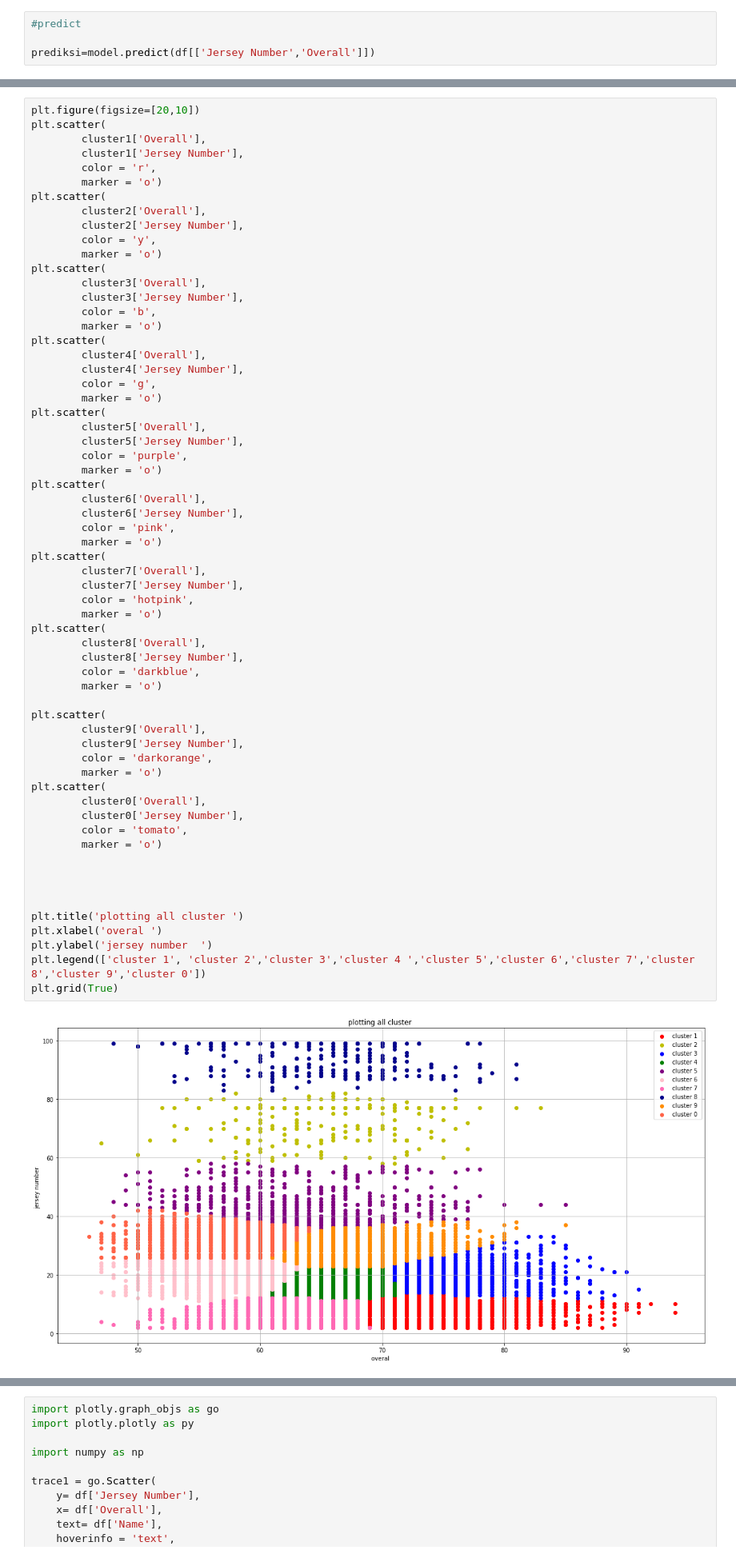
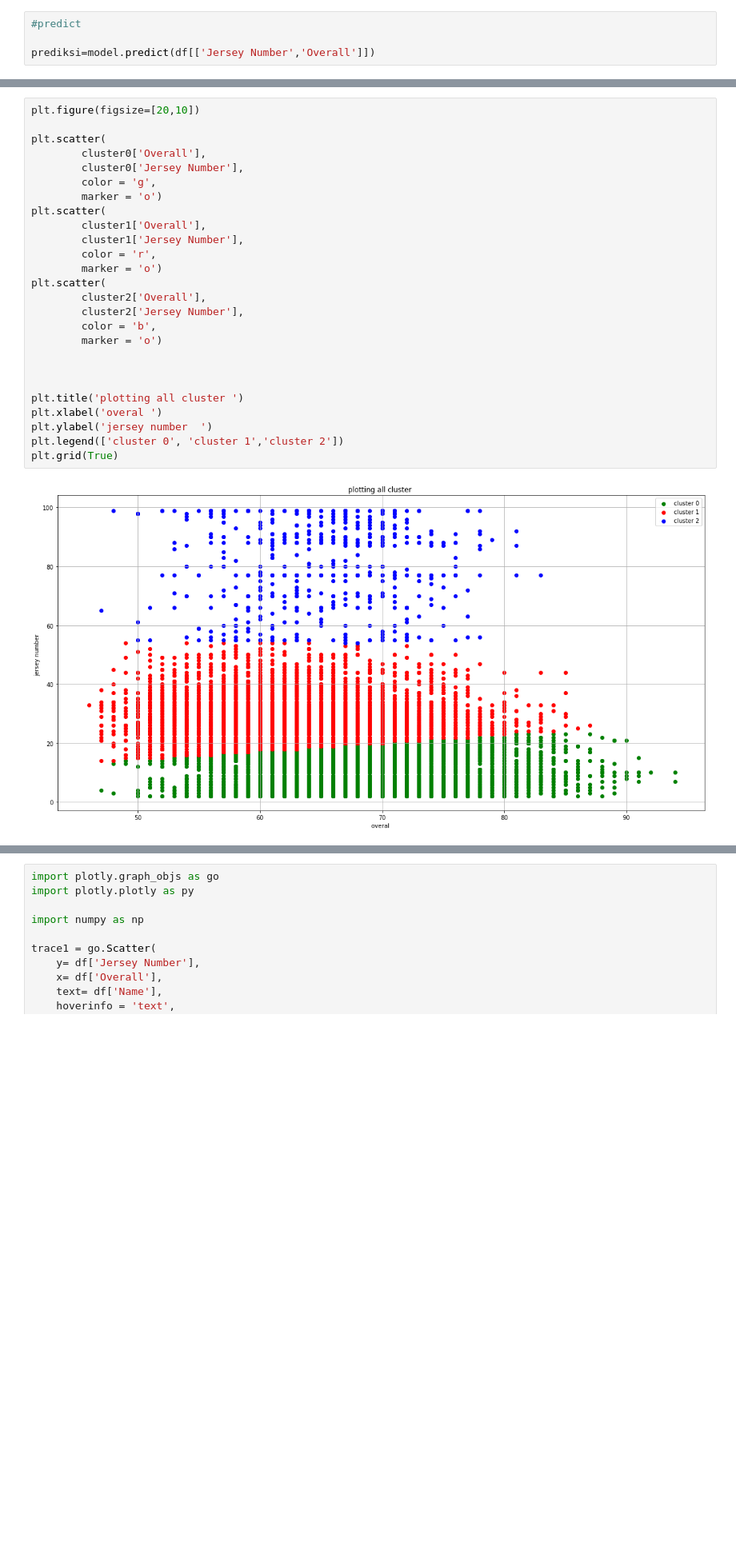
Before and after one commit to achmadwildan1888/Project-akhir-Data-analysis-and-machine-learning-model, a Jupyter notebook: 6.machine learning model(K means)-checkpoint.ipynb, the cells around one changed output, grey strips where cells are left out. Shown at 80% size. Saved outputs shown, nothing was run; the diff lists cells and outputs as text; blank space fills up the shorter version.

```diff
--- a/6.machine learning model(K means)-checkpoint.ipynb
+++ b/6.machine learning model(K means)-checkpoint.ipynb
@@ -150,65 +116,29 @@ cluster1.head()
 # %%
 plt.figure(figsize=[20,10])
+
+plt.scatter(
+        cluster0['Overall'],
+        cluster0['Jersey Number'],
+        color = 'g',
+        marker = 'o')
 plt.scatter(
         cluster1['Overall'],
         cluster1['Jersey Number'],
         color = 'r',
         marker = 'o')
 plt.scatter(
         cluster2['Overall'],
         cluster2['Jersey Number'],
-        color = 'y',
-        marker = 'o')
-plt.scatter(
-        cluster3['Overall'],
-        cluster3['Jersey Number'],
         color = 'b',
         marker = 'o')
-plt.scatter(
-        cluster4['Overall'],
-        cluster4['Jersey Number'],
-        color = 'g',
-        marker = 'o')
-plt.scatter(
-        cluster5['Overall'],
-        cluster5['Jersey Number'],
-        color = 'purple',
-        marker = 'o')
-plt.scatter(
-        cluster6['Overall'],
-        cluster6['Jersey Number'],
-        color = 'pink',
-        marker = 'o')
-plt.scatter(
-        cluster7['Overall'],
-        cluster7['Jersey Number'],
-        color = 'hotpink',
-        marker = 'o')
-plt.scatter(
-        cluster8['Overall'],
-        cluster8['Jersey Number'],
-        color = 'darkblue',
-        marker = 'o')
-
-plt.scatter(
-        cluster9['Overall'],
-        cluster9['Jersey Number'],
-        color = 'darkorange',
-        marker = 'o')
-plt.scatter(
-        cluster0['Overall'],
-        cluster0['Jersey Number'],
-        color = 'tomato',
-        marker = 'o')
-
 
 
 
 plt.title('plotting all cluster ')
 plt.xlabel('overal ')
 plt.ylabel('jersey number  ')
-plt.legend(['cluster 1', 'cluster 2','cluster 3','cluster 4 ','cluster 5','cluster 6','cluster 7','cluster 8','cluster 9','cluster 0'])
+plt.legend(['cluster 0', 'cluster 1','cluster 2'])
 plt.grid(True)
 # %% [output]
-[figure, old version]
+[figure, new version]
 # %%
```
Also changed, not shown: parts of 24 cells of this notebook.
